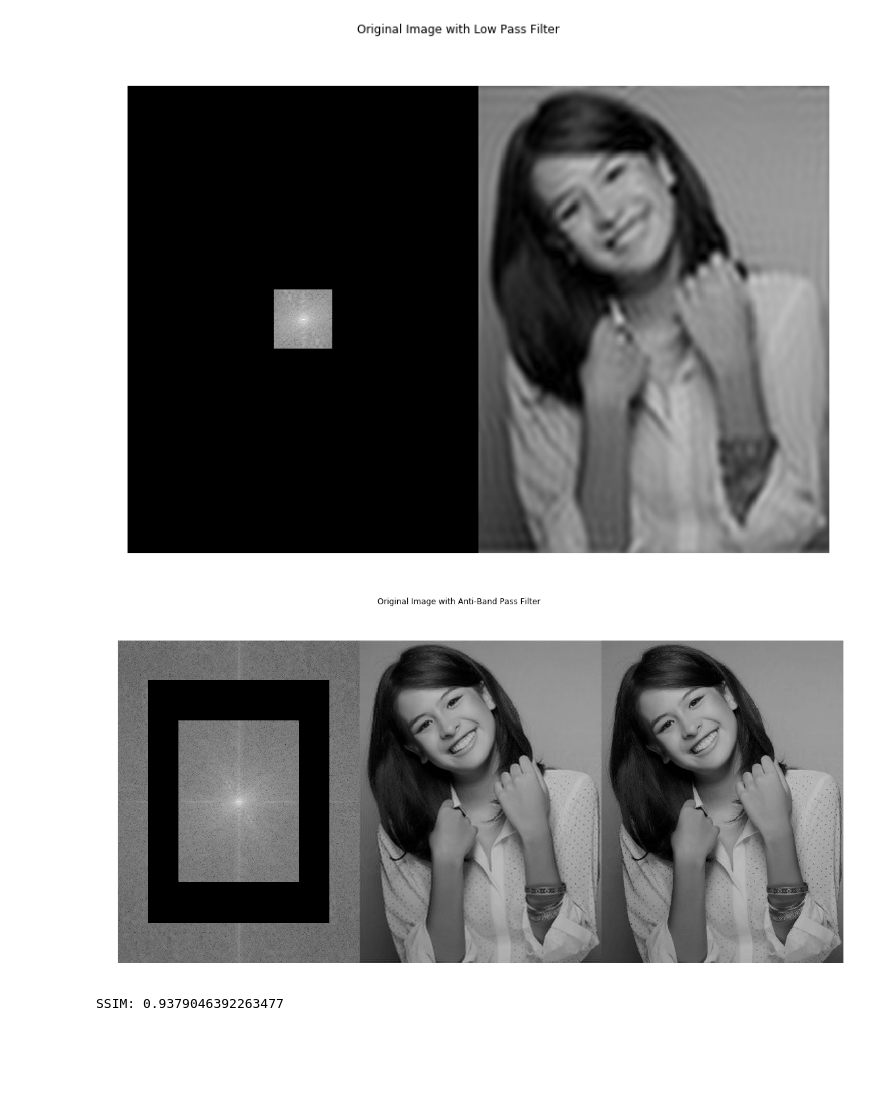
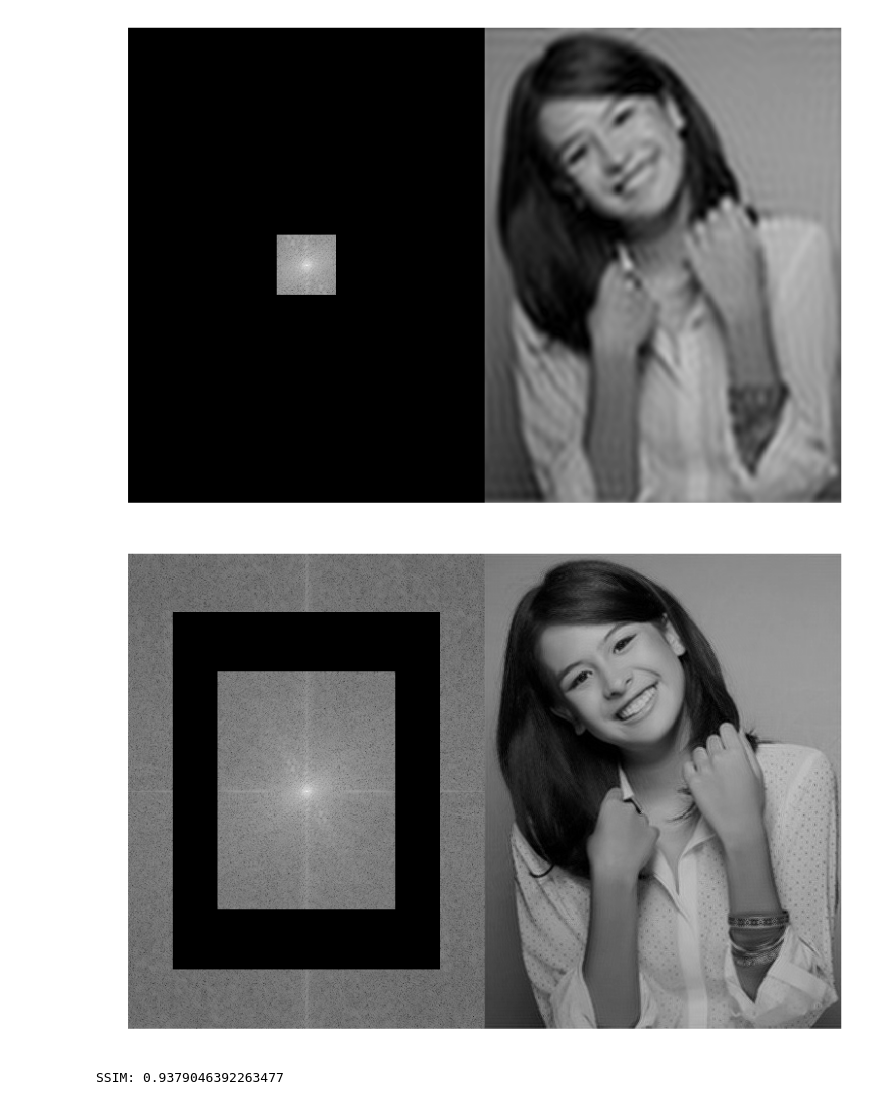
Before and after one commit to hanifanmoha/itb_robust_image_watermarking_2019, a Jupyter notebook: fourier/basic-image-transform.ipynb, the cells around one changed output. Drawn from its saved outputs; the diff is of its cells as text; code cells hidden in the pictures; blank space fills up the shorter version.

```diff
--- a/fourier/basic-image-transform.ipynb
+++ b/fourier/basic-image-transform.ipynb
@@ -46,29 +46,29 @@ plt.show()
 # %%
 # Masking
 rows, cols = img.shape
 crow,ccol = int(rows/2), int(cols/2)
 rmin = 30
 lpf_fshift = np.copy(fshift)
 lpf_fshift[0:crow-rmin] = 1
 lpf_fshift[:, 0:ccol-rmin] = 1
 lpf_fshift[crow+rmin:rows] = 1
 lpf_fshift[:, ccol+rmin:cols] = 1
 lpf_magnitude_spectrum = 20*np.log(np.abs(lpf_fshift))
 
 # Inverting
 lpf_ishift = np.fft.ifftshift(lpf_fshift)
 lpf_img = np.fft.ifft2(lpf_ishift)
 lpf_img = np.abs(lpf_img)
 
 # Show result
 plt.figure(figsize=(12 * 2, 9))
-plt.suptitle('Original Image with Low Pass Filter')
+# plt.suptitle('Original Image with Low Pass Filter')
 plt.axis('off')
 lpf_img_and_magnitude = np.concatenate((lpf_magnitude_spectrum, lpf_img), axis=1)
 plt.imshow(lpf_img_and_magnitude, cmap = 'gray')
 plt.show()
 # %% [output]
-[figure, old version]
+[figure, new version]
 # %%
 # Masking
 rows, cols = img.shape
@@ -88,10 +88,10 @@ xpf_img = np.fft.ifft2(xpf_ishift)
 xpf_img = np.abs(xpf_img)
 
 # Show result
-plt.figure(figsize=(12 * 3, 9))
-plt.suptitle('Original Image with Anti-Band Pass Filter')
+plt.figure(figsize=(12 * 2, 9))
+# plt.suptitle('Original Image with Anti-Band Pass Filter')
 plt.axis('off')
-xpf_img_and_magnitude = np.concatenate((xpf_magnitude_spectrum, xpf_img, img), axis=1)
+xpf_img_and_magnitude = np.concatenate((xpf_magnitude_spectrum, xpf_img), axis=1)
 plt.imshow(xpf_img_and_magnitude, cmap = 'gray')
 plt.show()
 
@@ -99,7 +99,7 @@ plt.show()
 (score, diff) = compare_ssim(img, xpf_img, full=True)
 print("SSIM: {}".format(score))
 # %% [output]
-[figure, old version]
+[figure, new version]
 SSIM: 0.9379046392263477
 # %%
 # Masking
```
Also changed, not shown: parts of 4 cells of this notebook, 2 other files.
